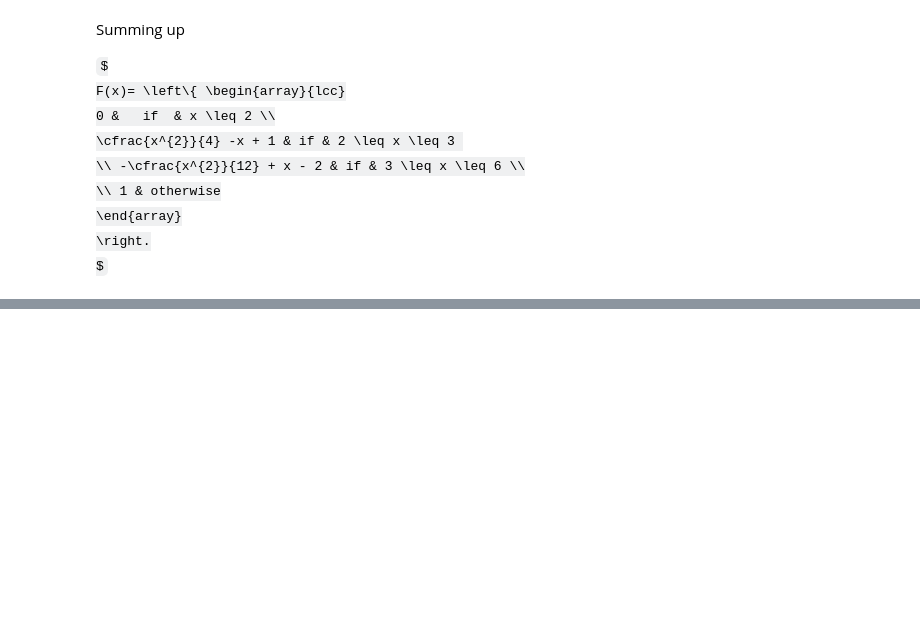
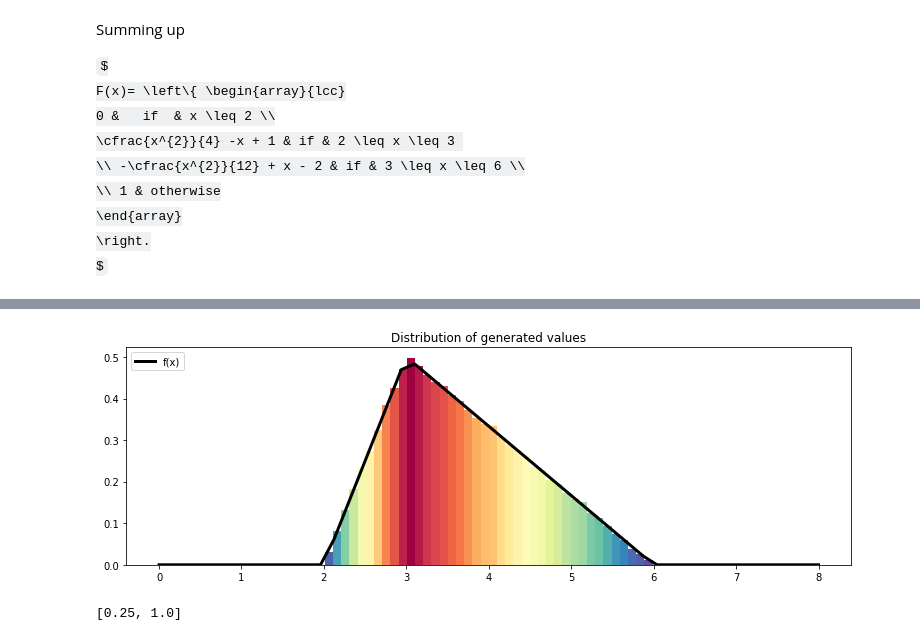
Before and after one commit to git-lu/models-and-simulations, a Jupyter notebook: exguide5.ipynb, the cells around one changed output, grey strips where cells are left out. Saved outputs shown, nothing was run; the diff lists cells and outputs as text; code cells hidden in the pictures; some formulas as TeX source; blank space fills up the shorter version.

```diff
--- a/exguide5.ipynb
+++ b/exguide5.ipynb
@@ -94,0 +178,34 @@ plot(ffunc,cFfunc,conds,x_lim,y_lim,legends)
+# %%
+# Probability distribution functions
+pdf = [0,
+         lambda x: (x-2)/2,
+         lambda x: (2-x/3)/2,
+         0]
+
+# Linear space where we the conditions are applied
+x = np.linspace(0,8)
+conds = [x<2,
+        (x>2) & (x<3),
+        (x>3) & (x<6)]
+
+cdfInverse = [lambda x: 2+2*np.sqrt(x),
+              lambda x: 6-2*np.sqrt(3)*np.sqrt(1-x)]
+
+# Limit values of the piece-wise function
+lims = [3,6]
+
+# Cummulative distribution applied to each of the limits
+# in lims
+cdf = [lambda x: (x**2)/4-x+1,
+          lambda x: -(x**2)/12+x-2]
+
+
+exAgen = InverseTransform(cdfInverse,cdf,lims,pdf,conds)
+# %%
+exAgen.plot(100000,(0,8),figsize=(13,4),bins=40)
+# %% [output]
+[figure, added]
+# %%
+exAgen.limits
+# %% [output]
+[0.25, 1.0]
```
Also changed, not shown: parts of 22 cells of this notebook, 3 other files.
